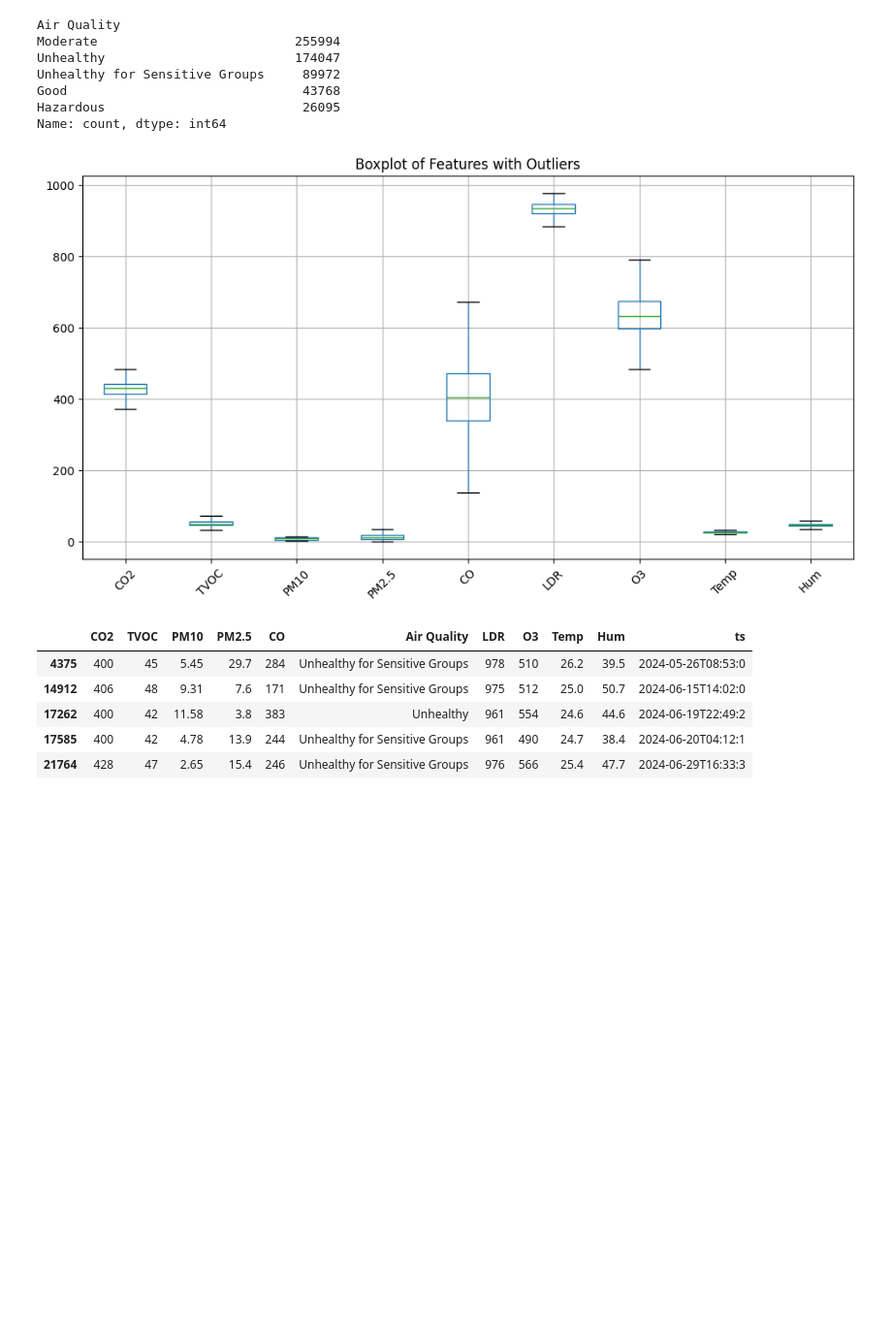
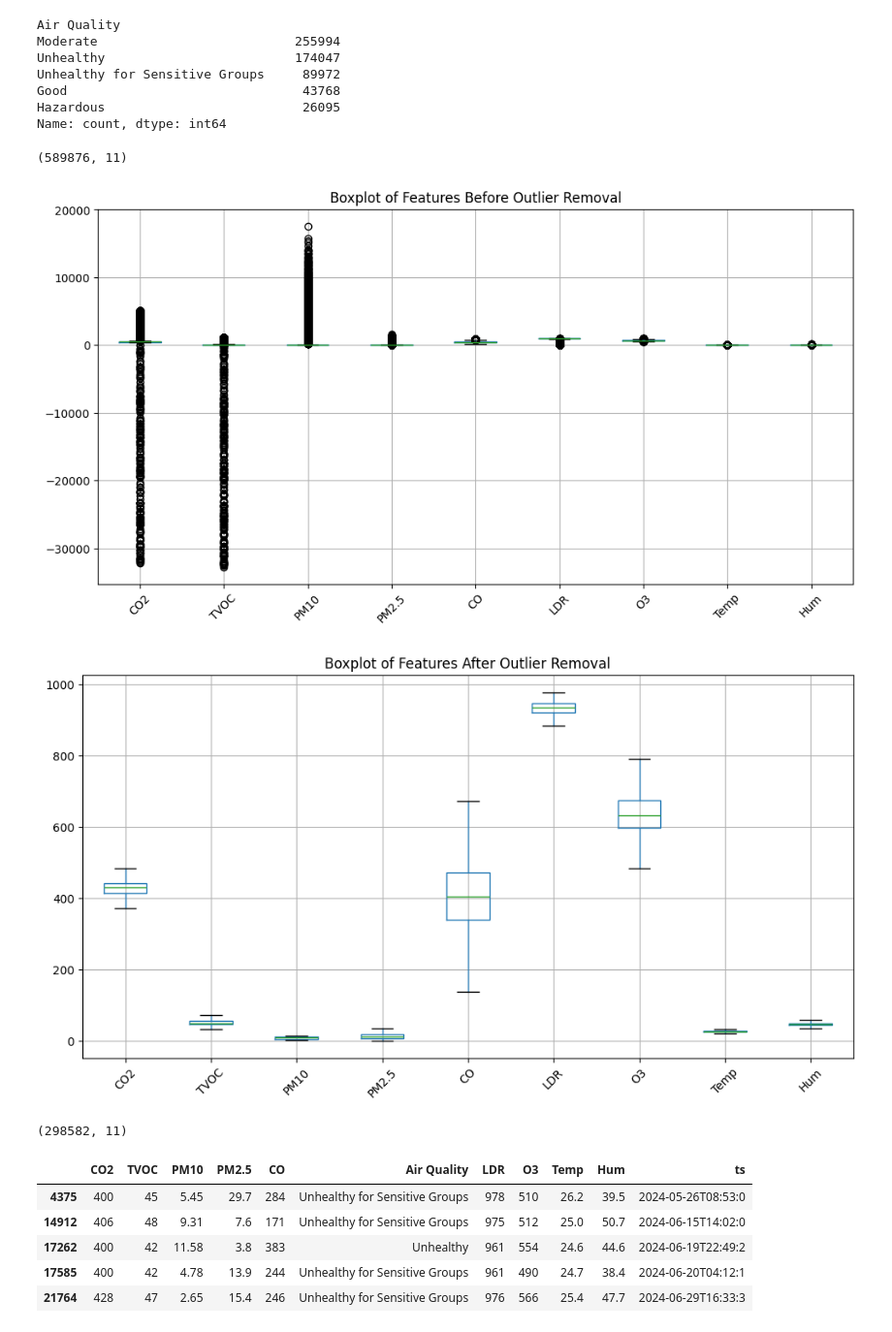
Before and after one commit to amrpyt/air_quality, a Jupyter notebook: lastTry.ipynb, the cells around one changed output. Shown at 97% size. Drawn from its saved outputs; the diff is of its cells as text; code cells hidden in the pictures; blank space fills up the shorter version.

Commit message:
checkpoint 2

```diff
--- a/lastTry.ipynb
+++ b/lastTry.ipynb
@@ -48,53 +66,63 @@ Unhealthy for Sensitive Groups     89972
 Good                               43768
 Hazardous                          26095
 Name: count, dtype: int64
+# %%
+# Create a copy of the dataframe
+df2 = df.copy()
+df2.shape
+# %% [output]
+(589876, 11)
 # %%
-import numpy as np
+df2_original = df2.copy()
 
-# Select numerical columns
-num_cols = df.select_dtypes(include=[np.number]).columns.tolist()
+# Get numerical columns list
+num_cols = df2.select_dtypes(include=[np.number]).columns.tolist()
 
-# Create a copy of the dataframe
-df2 = df.copy()
+# Plot the boxplot of the original data (with outliers)
+plt.figure(figsize=(12, 6))
+df2_original[num_cols].boxplot(rot=45)
+plt.title("Boxplot of Features Before Outlier Removal")
+plt.show()
 
-# Initialize a variable to track the number of rows
+# ------------------------------------------------
+# Now, remove outliers from df2 and plot again if needed
+
+# Initialize a variable to track the number of rows (for reference)
 previous_rows = df2.shape[0]
 
 while True:
     # Calculate Q1, Q3, and IQR for numerical columns
     Q1 = df2[num_cols].quantile(0.25)
     Q3 = df2[num_cols].quantile(0.75)
     IQR = Q3 - Q1
 
-    # Define outlier thresholds
-    lower_bound = Q1 - 1.5 * IQR
-    upper_bound = Q3 + 1.5 * IQR
-
-    # Identify outliers
-    outliers = ((df2[num_cols] < lower_bound) | (df2[num_cols] > upper_bound))
+    # Determine outlier condition for each cell
+    outliers = ((df2[num_cols] < (Q1 - 1.5 * IQR)) | (df2[num_cols] > (Q3 + 1.5 * IQR)))
 
     # Remove rows with any outliers
-    df2 = df2[~outliers.any(axis=1)]
+    new_df2 = df2[~outliers.any(axis=1)]
 
-    # Check the current number of rows
-    current_rows = df2.shape[0]
+    # Check if no rows were removed
+    current_rows = new_df2.shape[0]
+    if current_rows == previous_rows:
+        break  # Stop the loop if no more outliers were removed
 
-    # If no rows were removed, stop the loop
-    if current_rows == previous_rows:
-        break
-
-    # Update previous_rows for the next iteration
+    # Update df2 and previous_rows for the next iteration
+    df2 = new_df2.copy()
     previous_rows = current_rows
 
-# df2 now contains the dataset with all outliers removed
+# Optionally, plot the cleaned data boxplot
+plt.figure(figsize=(12, 6))
+df2[num_cols].boxplot(rot=45)
+plt.title("Boxplot of Features After Outlier Removal")
+plt.show()
+# %% [output]
+[figure, added]
+[figure, added]
-# %%
-# Draw boxplots
-plt.figure(figsize=(12, 6))
-df2[num_cols].boxplot(rot=45)
-plt.title("Boxplot of Features with Outliers")
-plt.show()
-# %% [output]
-[figure, removed]
+# %%
+df2.shape
+# %% [output]
+(298582, 11)
 # %%
 df2.head()
 # %% [output]
```
Also changed, not shown: parts of 68 cells of this notebook, 9 other files.
